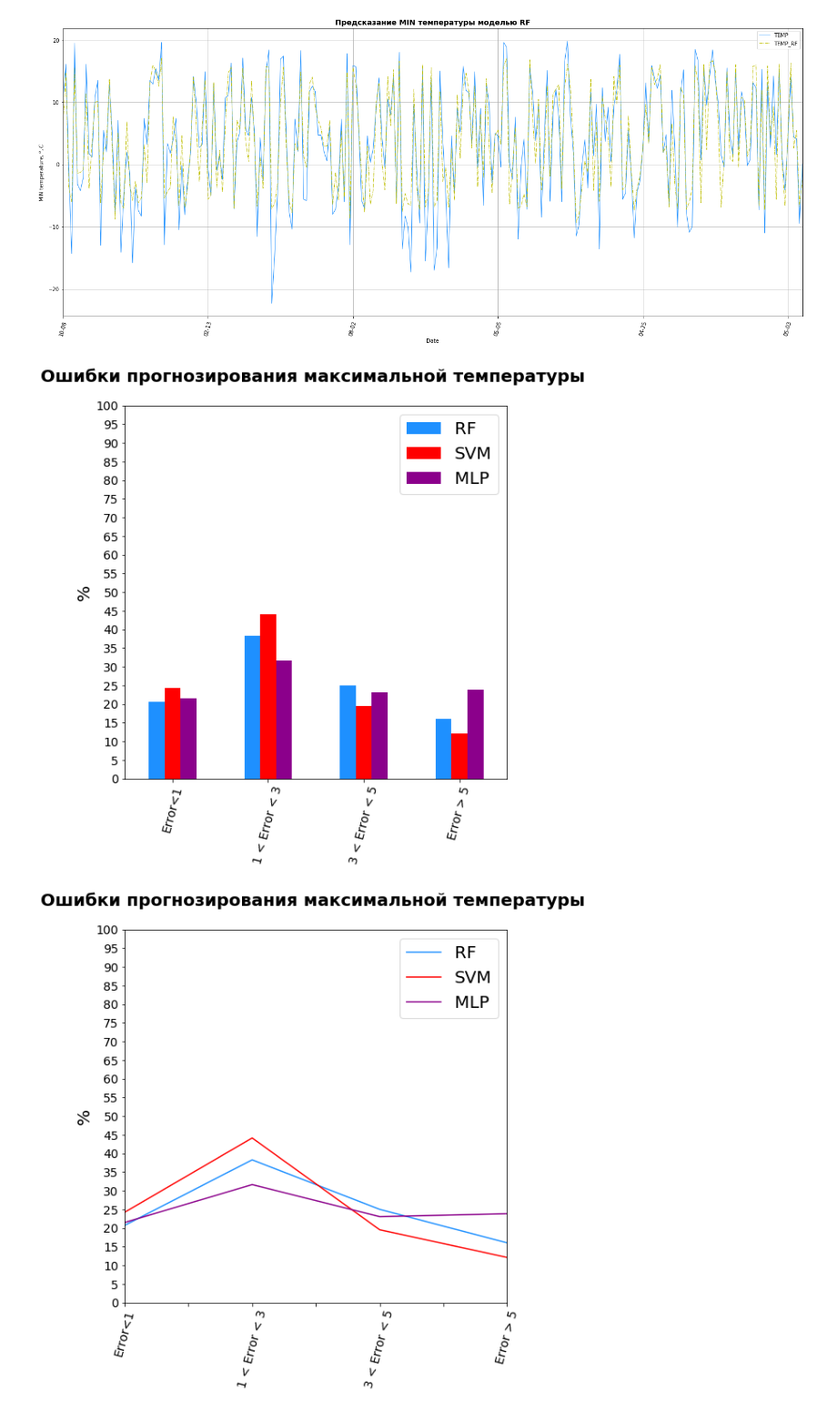
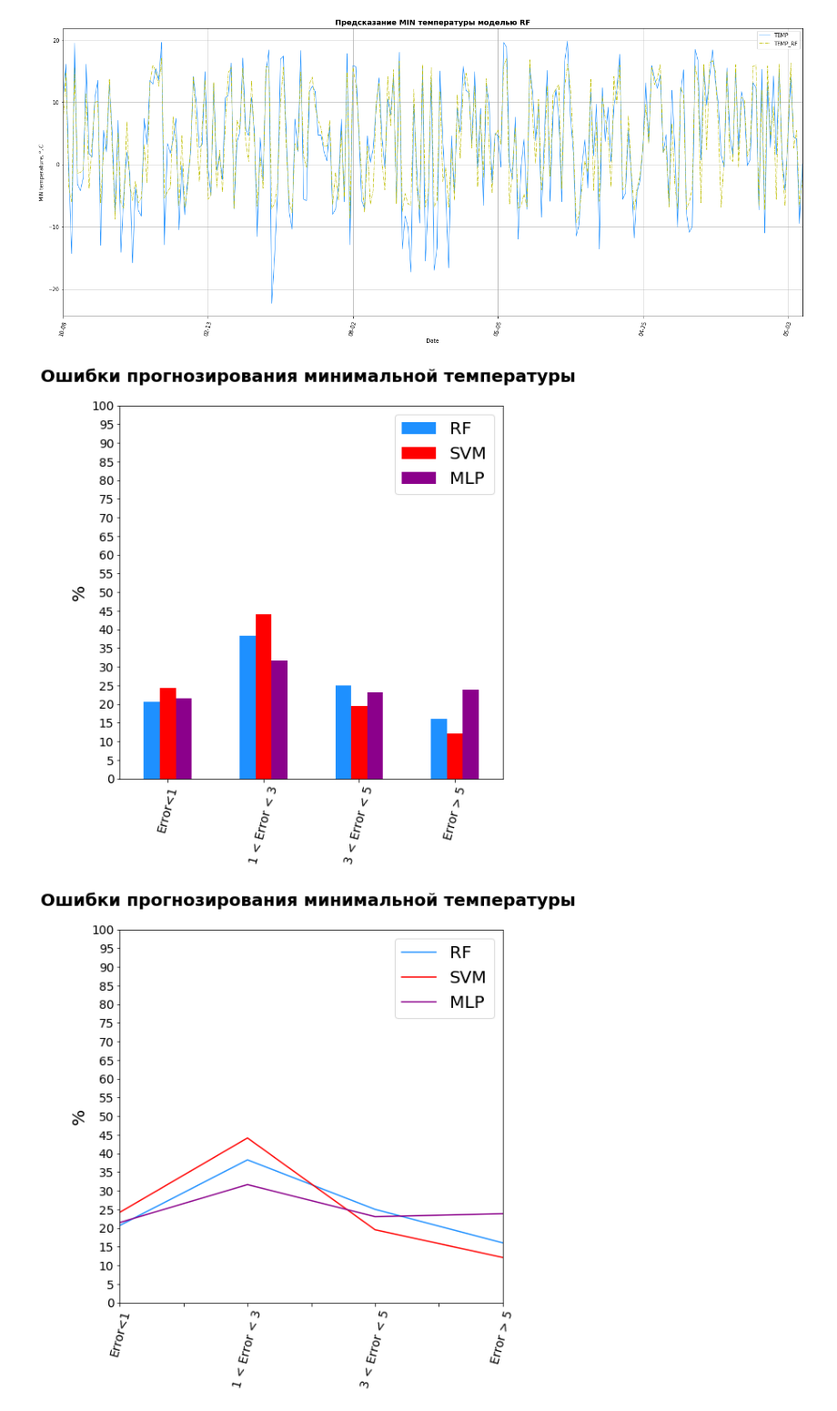
Before and after one commit to MariyaBuzdina/Weather-prediction, a Jupyter notebook: Untitled.ipynb, the cells around one changed output. Shown at 91% size. Saved outputs shown, nothing was run; the diff lists cells and outputs as text; code cells hidden in the pictures.

```diff
--- a/Untitled.ipynb
+++ b/Untitled.ipynb
@@ -488,20 +488,20 @@ The Square Error: 23.28
 # %%
 estimate__del1 = estimate__del.set_index(pd.Index(['RF', 'SVM', 'MLP']))
 cols = estimate__del1.columns.tolist()
 cols = cols[-1:] + cols[:-1]
 estimate__del1 = estimate__del1[cols]
-draw_bar1(estimate__del1.T, 'Ошибки прогнозирования максимальной температуры')
+draw_bar1(estimate__del1.T, 'Ошибки прогнозирования минимальной температуры')
 estimate__del1.T.plot(color = ["dodgerblue", 'r', 'darkmagenta', 'c'], figsize=(8,8),fontsize=14)
 plt.xticks(rotation=75)
 plt.yticks(np.arange(0, 105, step=5))
 plt.ylabel(f'%', fontsize=20)
 plt.legend(prop={'size': 20})
-plt.title(f'Ошибки прогнозирования максимальной температуры \n',fontsize=20, fontweight='bold')
+plt.title(f'Ошибки прогнозирования минимальной температуры \n',fontsize=20, fontweight='bold')
 plt.show()
 pd.DataFrame(estimate__del).to_csv(f'delta_error_min.csv')
 # %% [output]
-[figure, old version]
+[figure, new version]
-[figure, old version]
+[figure, new version]
 # %%
 draw_bar(estimate_min['Score'], 'Коэффициент детерминизации')
 draw_bar(estimate_min['MAE'], 'MAE')
```
